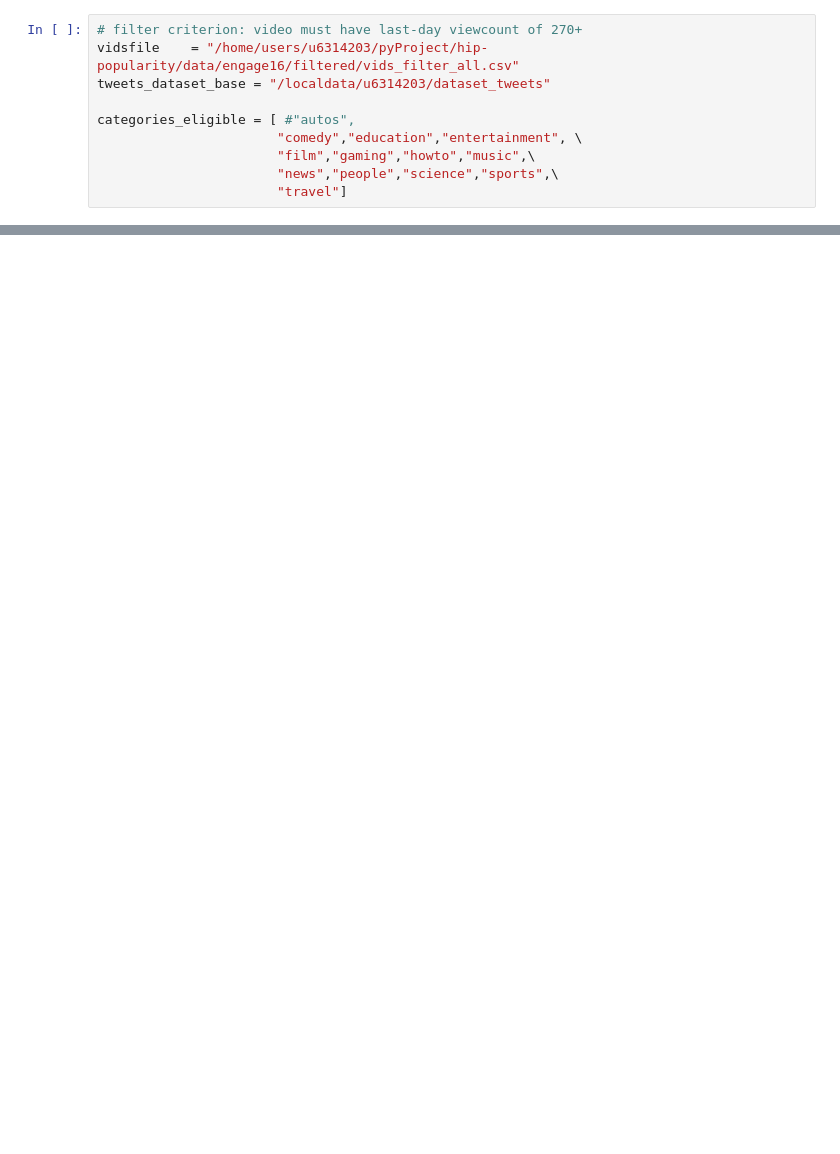
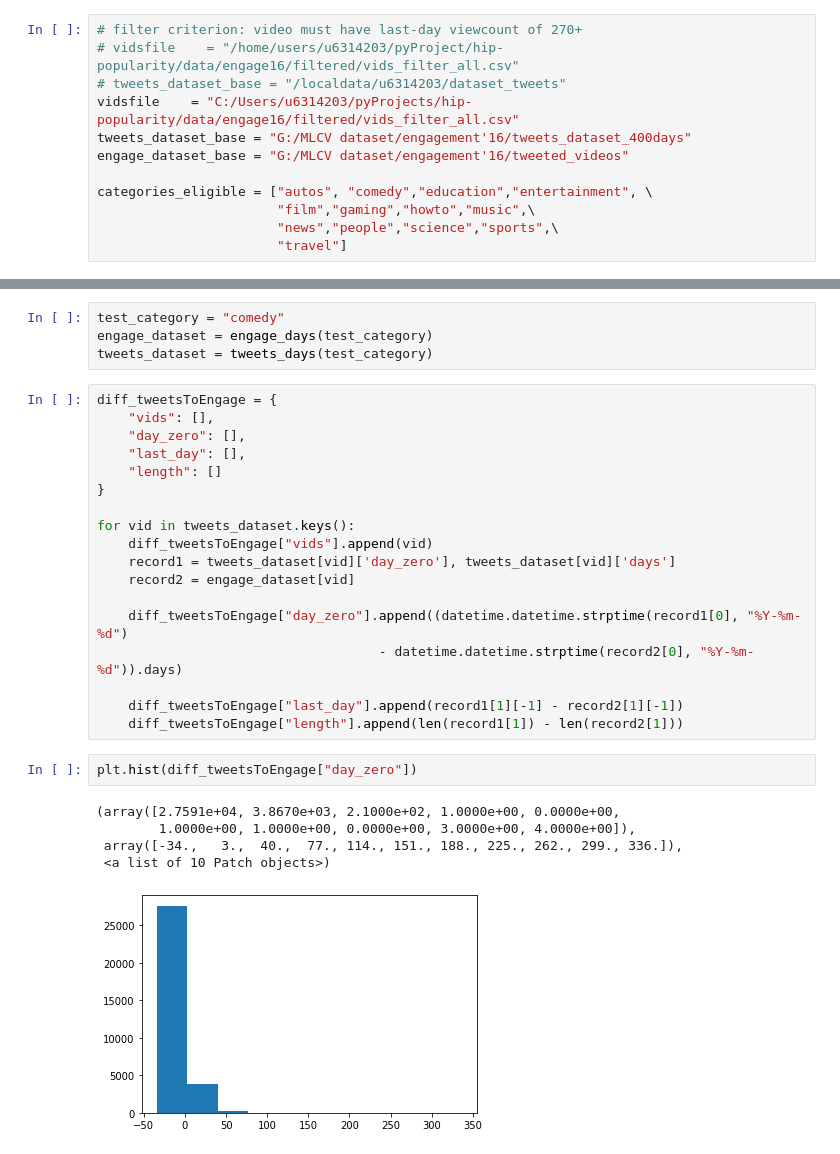
Before and after one commit to septasset/hip-popularity, a Jupyter notebook: curate-twitters/DA_tweets_dataset.ipynb, the cells around one changed output, grey strips where cells are left out. Cells and saved outputs as stored; diff of their text form; blank space fills up the shorter version.

```diff
--- a/curate-twitters/DA_tweets_dataset.ipynb
+++ b/curate-twitters/DA_tweets_dataset.ipynb
@@ -9,11 +10,13 @@ from tqdm import tqdm
 from dir_build_dataset_tweets import read_vids
 # %%
 # filter criterion: video must have last-day viewcount of 270+
-vidsfile    = "/home/users/u6314203/pyProject/hip-popularity/data/engage16/filtered/vids_filter_all.csv"
-tweets_dataset_base = "/localdata/u6314203/dataset_tweets"
+# vidsfile    = "/home/users/u6314203/pyProject/hip-popularity/data/engage16/filtered/vids_filter_all.csv"
+# tweets_dataset_base = "/localdata/u6314203/dataset_tweets"
+vidsfile    = "C:/Users/u6314203/pyProjects/hip-popularity/data/engage16/filtered/vids_filter_all.csv"
+tweets_dataset_base = "G:/MLCV dataset/engagement'16/tweets_dataset_400days"
+engage_dataset_base = "G:/MLCV dataset/engagement'16/tweeted_videos"
 
-categories_eligible = [ #"autos",
-                       "comedy","education","entertainment", \
+categories_eligible = ["autos", "comedy","education","entertainment", \
                        "film","gaming","howto","music",\
                        "news","people","science","sports",\
                        "travel"]
@@ -51,0 +89,30 @@ category = "comedy"
+# %%
+test_category = "comedy"
+engage_dataset = engage_days(test_category)
+tweets_dataset = tweets_days(test_category)
+# %%
+diff_tweetsToEngage = {
+    "vids": [],
+    "day_zero": [],
+    "last_day": [],
+    "length": []
+}
+
+for vid in tweets_dataset.keys():
+    diff_tweetsToEngage["vids"].append(vid)
+    record1 = tweets_dataset[vid]['day_zero'], tweets_dataset[vid]['days']
+    record2 = engage_dataset[vid]
+
+    diff_tweetsToEngage["day_zero"].append((datetime.datetime.strptime(record1[0], "%Y-%m-%d")
+                                    - datetime.datetime.strptime(record2[0], "%Y-%m-%d")).days)
+
+    diff_tweetsToEngage["last_day"].append(record1[1][-1] - record2[1][-1])
+    diff_tweetsToEngage["length"].append(len(record1[1]) - len(record2[1]))
+# %%
+plt.hist(diff_tweetsToEngage["day_zero"])
+# %% [output]
+(array([2.7591e+04, 3.8670e+03, 2.1000e+02, 1.0000e+00, 0.0000e+00,
+        1.0000e+00, 1.0000e+00, 0.0000e+00, 3.0000e+00, 4.0000e+00]),
+ array([-34.,   3.,  40.,  77., 114., 151., 188., 225., 262., 299., 336.]),
+ <a list of 10 Patch objects>)
+[figure, added]
```
Also changed, not shown: parts of 13 cells of this notebook, 2 other files.
